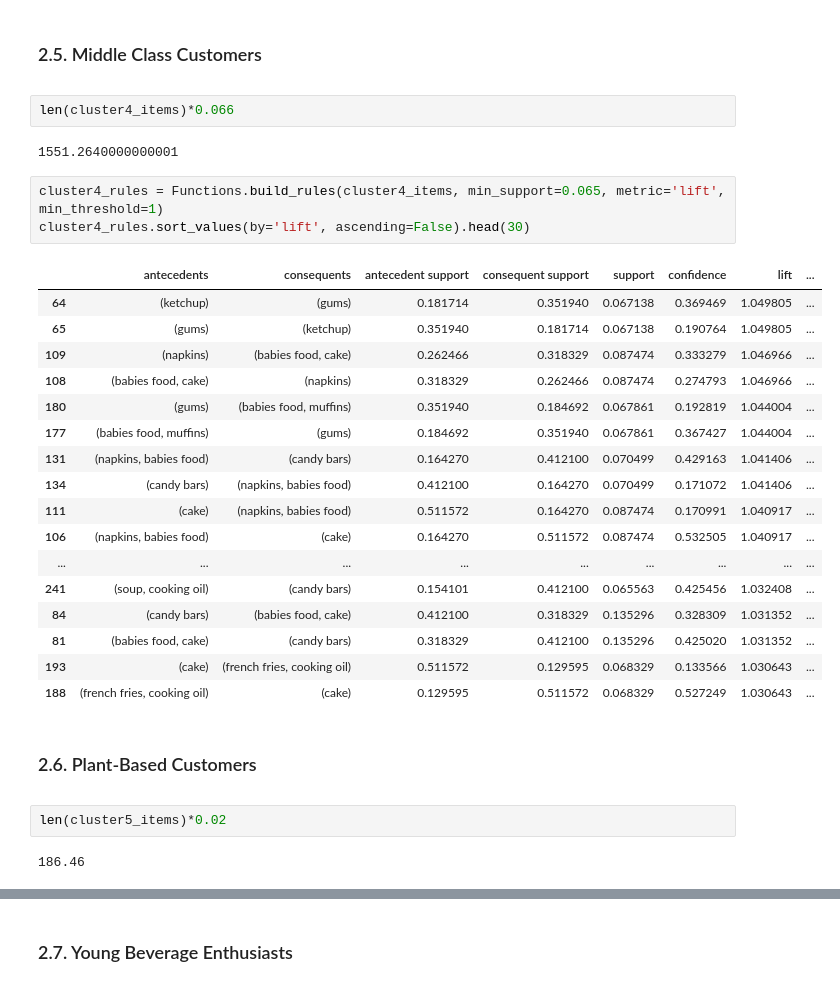
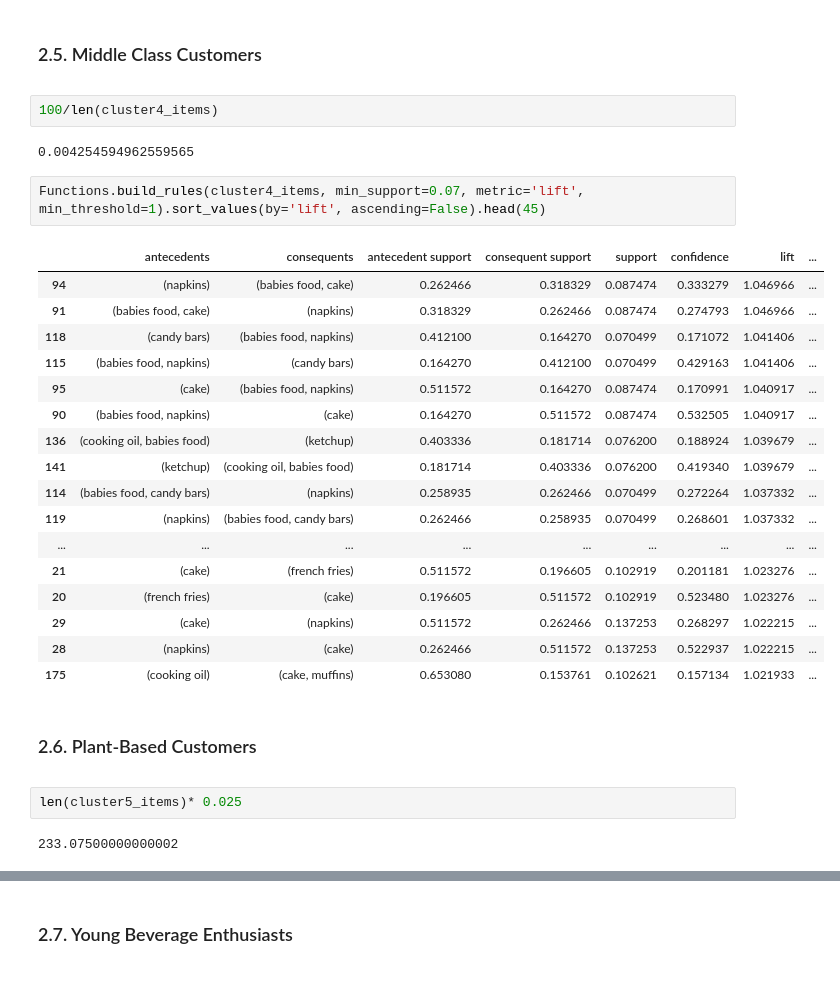
Before and after one commit to shaulleo/ProjetoML, a Jupyter notebook: ML II - Association Rules.ipynb, the cells around one changed output, grey strips where cells are left out. Drawn from its saved outputs; the diff is of its cells as text.

```diff
--- a/ML II - Association Rules.ipynb
+++ b/ML II - Association Rules.ipynb
@@ -208,31 +338,30 @@ cluster3_rules.sort_values(by='lift', ascending=False).head(30)
 ### 2.5. Middle Class Customers
 
 </a>
-# %%
-len(cluster4_items)*0.066
-# %% [output]
-1551.2640000000001
+# %%
+100/len(cluster4_items)
+# %% [output]
+0.004254594962559565
 # %%
-cluster4_rules = Functions.build_rules(cluster4_items, min_support=0.065, metric='lift', min_threshold=1)
-cluster4_rules.sort_values(by='lift', ascending=False).head(30)
+Functions.build_rules(cluster4_items, min_support=0.07, metric='lift', min_threshold=1).sort_values(by='lift', ascending=False).head(45)
 # %% [output]
 |  | antecedents | consequents | antecedent support | consequent support | support | confidence | lift | ... |
-| 64 | (ketchup) | (gums) | 0.181714 | 0.351940 | 0.067138 | 0.369469 | 1.049805 | ... |
-| 65 | (gums) | (ketchup) | 0.351940 | 0.181714 | 0.067138 | 0.190764 | 1.049805 | ... |
-| 109 | (napkins) | (babies food, cake) | 0.262466 | 0.318329 | 0.087474 | 0.333279 | 1.046966 | ... |
-| 108 | (babies food, cake) | (napkins) | 0.318329 | 0.262466 | 0.087474 | 0.274793 | 1.046966 | ... |
-| 180 | (gums) | (babies food, muffins) | 0.351940 | 0.184692 | 0.067861 | 0.192819 | 1.044004 | ... |
-| 177 | (babies food, muffins) | (gums) | 0.184692 | 0.351940 | 0.067861 | 0.367427 | 1.044004 | ... |
-| 131 | (napkins, babies food) | (candy bars) | 0.164270 | 0.412100 | 0.070499 | 0.429163 | 1.041406 | ... |
-| 134 | (candy bars) | (napkins, babies food) | 0.412100 | 0.164270 | 0.070499 | 0.171072 | 1.041406 | ... |
-| 111 | (cake) | (napkins, babies food) | 0.511572 | 0.164270 | 0.087474 | 0.170991 | 1.040917 | ... |
-| 106 | (napkins, babies food) | (cake) | 0.164270 | 0.511572 | 0.087474 | 0.532505 | 1.040917 | ... |
+| 94 | (napkins) | (babies food, cake) | 0.262466 | 0.318329 | 0.087474 | 0.333279 | 1.046966 | ... |
+| 91 | (babies food, cake) | (napkins) | 0.318329 | 0.262466 | 0.087474 | 0.274793 | 1.046966 | ... |
+| 118 | (candy bars) | (babies food, napkins) | 0.412100 | 0.164270 | 0.070499 | 0.171072 | 1.041406 | ... |
+| 115 | (babies food, napkins) | (candy bars) | 0.164270 | 0.412100 | 0.070499 | 0.429163 | 1.041406 | ... |
+| 95 | (cake) | (babies food, napkins) | 0.511572 | 0.164270 | 0.087474 | 0.170991 | 1.040917 | ... |
+| 90 | (babies food, napkins) | (cake) | 0.164270 | 0.511572 | 0.087474 | 0.532505 | 1.040917 | ... |
+| 136 | (cooking oil, babies food) | (ketchup) | 0.403336 | 0.181714 | 0.076200 | 0.188924 | 1.039679 | ... |
+| 141 | (ketchup) | (cooking oil, babies food) | 0.181714 | 0.403336 | 0.076200 | 0.419340 | 1.039679 | ... |
+| 114 | (babies food, candy bars) | (napkins) | 0.258935 | 0.262466 | 0.070499 | 0.272264 | 1.037332 | ... |
+| 119 | (napkins) | (babies food, candy bars) | 0.262466 | 0.258935 | 0.070499 | 0.268601 | 1.037332 | ... |
 | ... | ... | ... | ... | ... | ... | ... | ... | ... |
-| 241 | (soup, cooking oil) | (candy bars) | 0.154101 | 0.412100 | 0.065563 | 0.425456 | 1.032408 | ... |
-| 84 | (candy bars) | (babies food, cake) | 0.412100 | 0.318329 | 0.135296 | 0.328309 | 1.031352 | ... |
-| 81 | (babies food, cake) | (candy bars) | 0.318329 | 0.412100 | 0.135296 | 0.425020 | 1.031352 | ... |
-| 193 | (cake) | (french fries, cooking oil) | 0.511572 | 0.129595 | 0.068329 | 0.133566 | 1.030643 | ... |
-| 188 | (french fries, cooking oil) | (cake) | 0.129595 | 0.511572 | 0.068329 | 0.527249 | 1.030643 | ... |
+| 21 | (cake) | (french fries) | 0.511572 | 0.196605 | 0.102919 | 0.201181 | 1.023276 | ... |
+| 20 | (french fries) | (cake) | 0.196605 | 0.511572 | 0.102919 | 0.523480 | 1.023276 | ... |
+| 29 | (cake) | (napkins) | 0.511572 | 0.262466 | 0.137253 | 0.268297 | 1.022215 | ... |
+| 28 | (napkins) | (cake) | 0.262466 | 0.511572 | 0.137253 | 0.522937 | 1.022215 | ... |
+| 175 | (cooking oil) | (cake, muffins) | 0.653080 | 0.153761 | 0.102621 | 0.157134 | 1.021933 | ... |
 # %% [markdown]
 <a class="anchor" id="2.6.-bullet">
 
@@ -241,6 +370,6 @@ cluster4_rules.sort_values(by='lift', ascending=False).head(30)
 
 </a>
 # %%
-len(cluster5_items)*0.02
+len(cluster5_items)* 0.025
 # %% [output]
-186.46
+233.07500000000002
```
Also changed, not shown: parts of 25 cells of this notebook.
